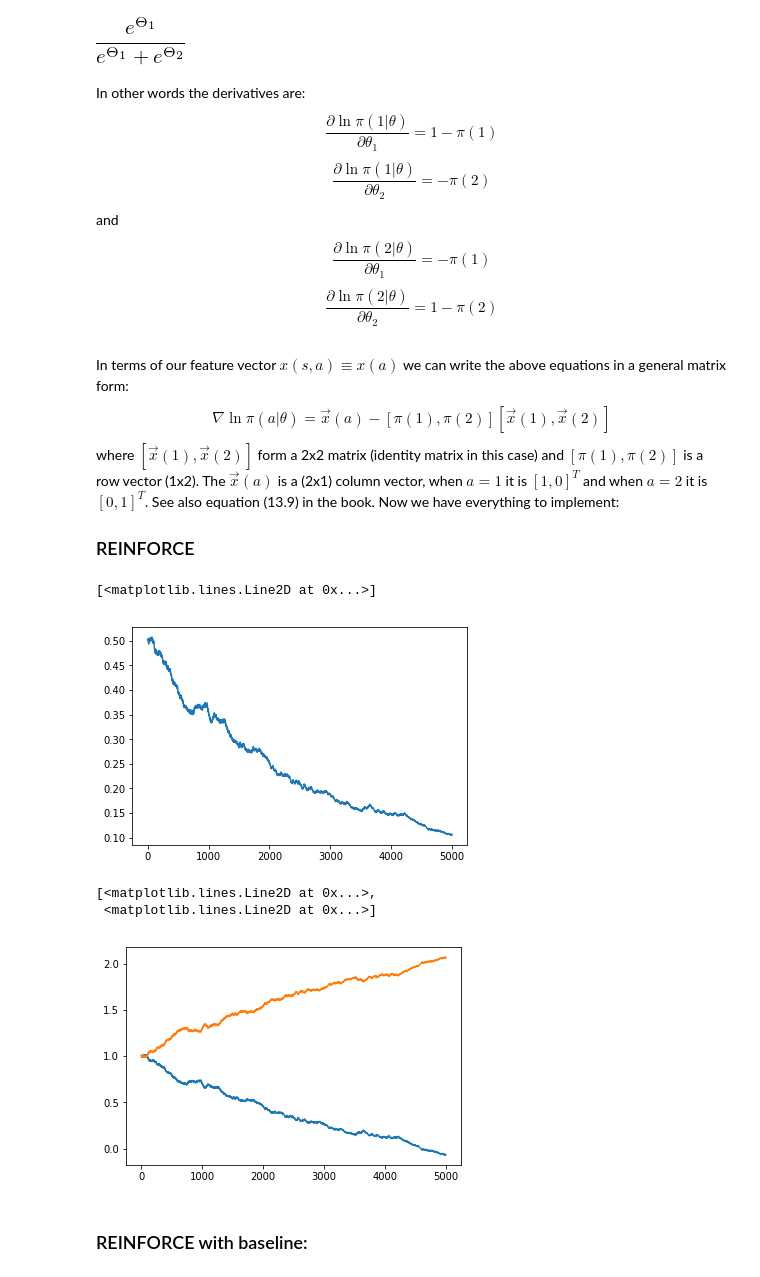
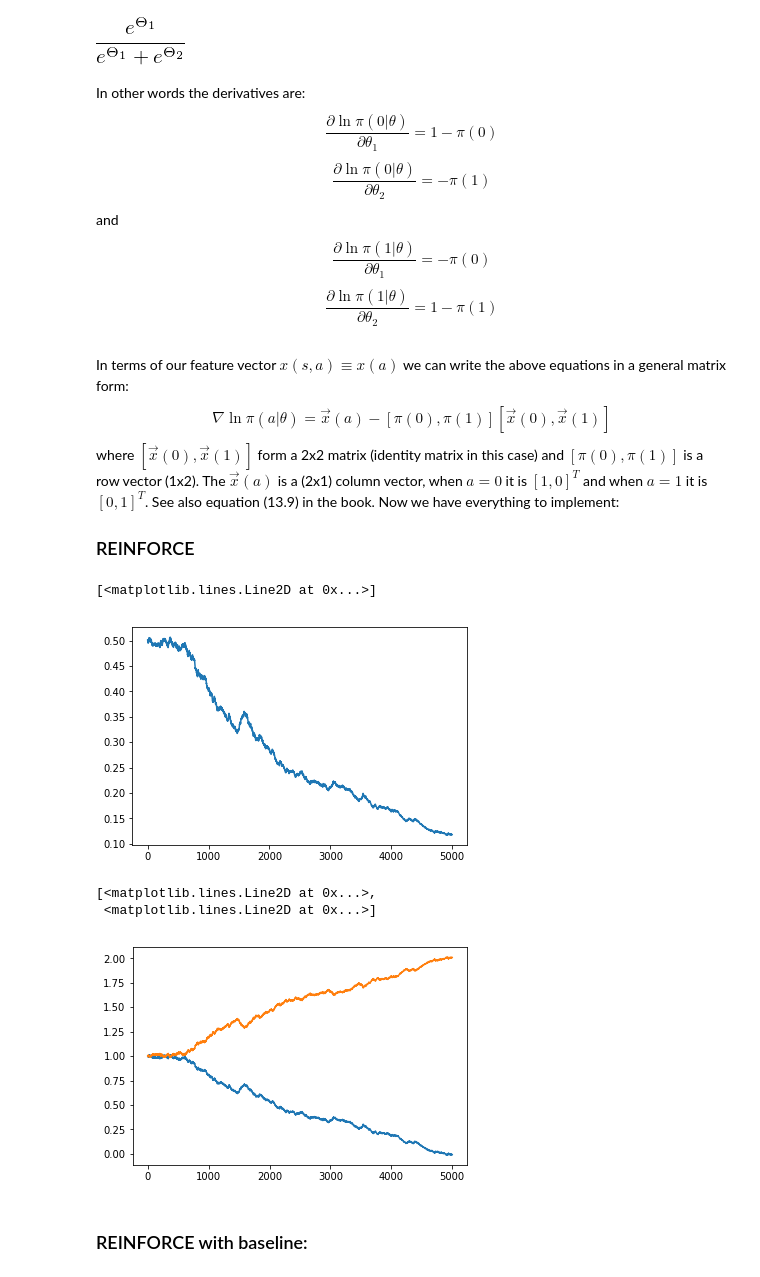
Before and after one commit to tprunarsson/Reiknigreind2018, a Jupyter notebook: pg.ipynb, the cells around one changed output. Drawn from its saved outputs; the diff is of its cells as text; code cells hidden in the pictures.

```diff
--- a/pg.ipynb
+++ b/pg.ipynb
@@ -63,56 +63,56 @@ dpi2th2
 # %% [markdown]
 In other words the derivatives are:
 $$
-\frac{\partial \ln \pi(1|\theta)}{\partial \theta_1} = 1 - \pi(1)
+\frac{\partial \ln \pi(0|\theta)}{\partial \theta_1} = 1 - \pi(0)
 $$
 $$
-\frac{\partial \ln \pi(1|\theta)}{\partial \theta_2} = -\pi(2)
+\frac{\partial \ln \pi(0|\theta)}{\partial \theta_2} = -\pi(1)
 $$
 and
 $$
-\frac{\partial \ln \pi(2|\theta)}{\partial \theta_1}  = -\pi(1)
+\frac{\partial \ln \pi(1|\theta)}{\partial \theta_1}  = -\pi(0)
 $$
 $$
-\frac{\partial \ln \pi(2|\theta)}{\partial \theta_2} = 1-\pi(2)
+\frac{\partial \ln \pi(1|\theta)}{\partial \theta_2} = 1-\pi(1)
 $$
 # %% [markdown]
 In terms of our feature vector $x(s,a)\equiv x(a)$ we can write the above equations in a general matrix form:
 $$
-\nabla \ln \pi (a|\theta) = \vec{x}(a) - [\pi(1),\pi(2)] [\vec{x}(1),\vec{x}(2)]
+\nabla \ln \pi (a|\theta) = \vec{x}(a) - [\pi(0),\pi(1)] [\vec{x}(0),\vec{x}(1)]
 $$
-where $[\vec{x}(1),\vec{x}(2)]$ form a 2x2 matrix (identity matrix in this case) and $[\pi(1),\pi(2)]$ is a row vector (1x2). The  $\vec{x}(a)$ is a (2x1) column vector, when $a=1$ it is $[1,0]^T$ and when $a=2$ it is $[0,1]^T$. See also equation (13.9) in the book. Now we have everything to implement:
+where $[\vec{x}(0),\vec{x}(1)]$ form a 2x2 matrix (identity matrix in this case) and $[\pi(0),\pi(1)]$ is a row vector (1x2). The  $\vec{x}(a)$ is a (2x1) column vector, when $a=0$ it is $[1,0]^T$ and when $a=1$ it is $[0,1]^T$. See also equation (13.9) in the book. Now we have everything to implement:
 ### REINFORCE
 # %%
 theta = np.ones(2) # equal value
 alpha = .0005 # step size
 gamma = 1 # so we ignore here
 x = np.eye(2)
 pi = lambda a, x, theta : np.exp(np.matmul(theta,x[:,a].T))/np.sum(np.exp(np.matmul(theta,x.T)))
 life_of_pi = np.zeros( 5000 )
 life_of_theta = np.zeros( (len(life_of_pi),2) )
 for episode in range( len(life_of_pi) ):
     if np.random.uniform() < pi(0,x,theta):
         a = 0
     else:
         a = 1
     G = np.random.normal(loc = Rtrue[a]) # return of the bandit
-    piGrad = x[:,a] - np.matmul(np.array( [pi(0,x,theta), pi(1,x,theta)] ), x)
-    theta = theta + alpha * G * piGrad
+    nabla_pi = x[:,a] - np.matmul(np.array( [pi(0,x,theta), pi(1,x,theta)] ), x)
+    theta = theta + alpha * G * nabla_pi
     life_of_pi[episode] = pi(0,x,theta)
     life_of_theta[episode,:] = theta
 
 %matplotlib inline
 import matplotlib.pyplot as plt
 plt.plot(life_of_pi)
 # %% [output]
 [<matplotlib.lines.Line2D at 0x...>]
-[figure, old version]
+[figure, new version]
 # %%
 plt.plot(life_of_theta)
 # %% [output]
 [<matplotlib.lines.Line2D at 0x...>,
  <matplotlib.lines.Line2D at 0x...>]
-[figure, old version]
+[figure, new version]
 # %% [markdown]
 ### REINFORCE with baseline:
 # %%
```
Also changed, not shown: parts of 3 cells of this notebook.
